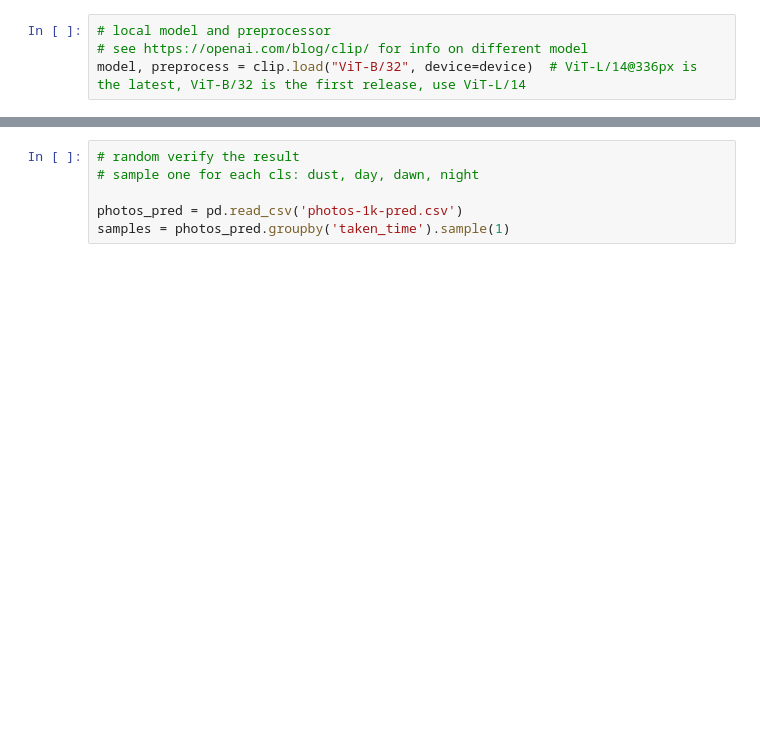
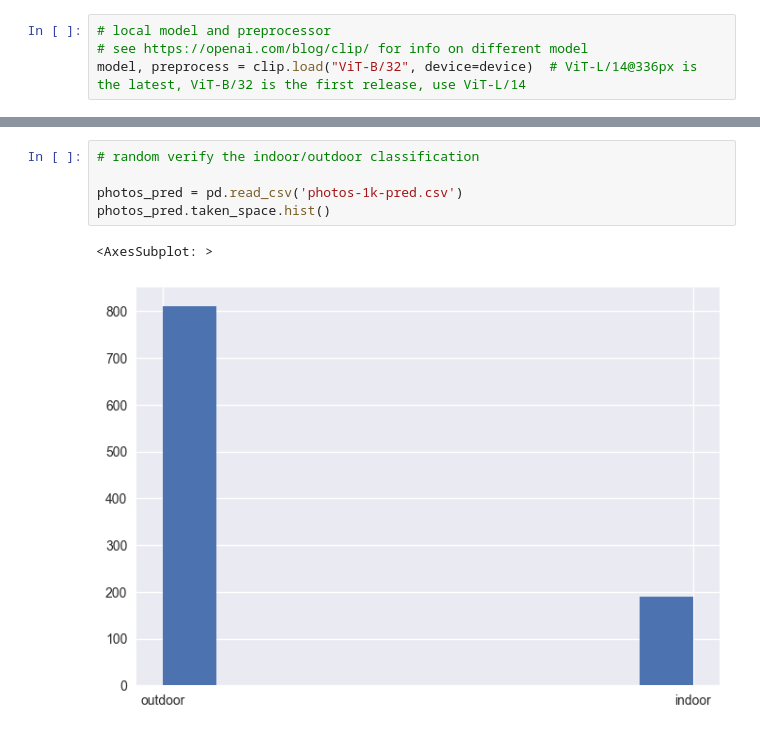
Before and after one commit to harrywang/clip-tasks, a Jupyter notebook: clip-img-cls.ipynb, the cells around one changed output, grey strips where cells are left out. Saved outputs shown, nothing was run; the diff lists cells and outputs as text; blank space fills up the shorter version.

```diff
--- a/clip-img-cls.ipynb
+++ b/clip-img-cls.ipynb
@@ -115,8 +205,10 @@ photos.to_csv('photos-1k-pred.csv', index=False)
 # %%
-# random verify the result
-# sample one for each cls: dust, day, dawn, night
+# random verify the indoor/outdoor classification
 
 photos_pred = pd.read_csv('photos-1k-pred.csv')
-samples = photos_pred.groupby('taken_time').sample(1)
+photos_pred.taken_space.hist()
+# %% [output]
+<AxesSubplot: >
+[figure, added]
 # %%
 # random verify the result
```
Also changed, not shown: parts of 11 cells of this notebook, 1 other file.
